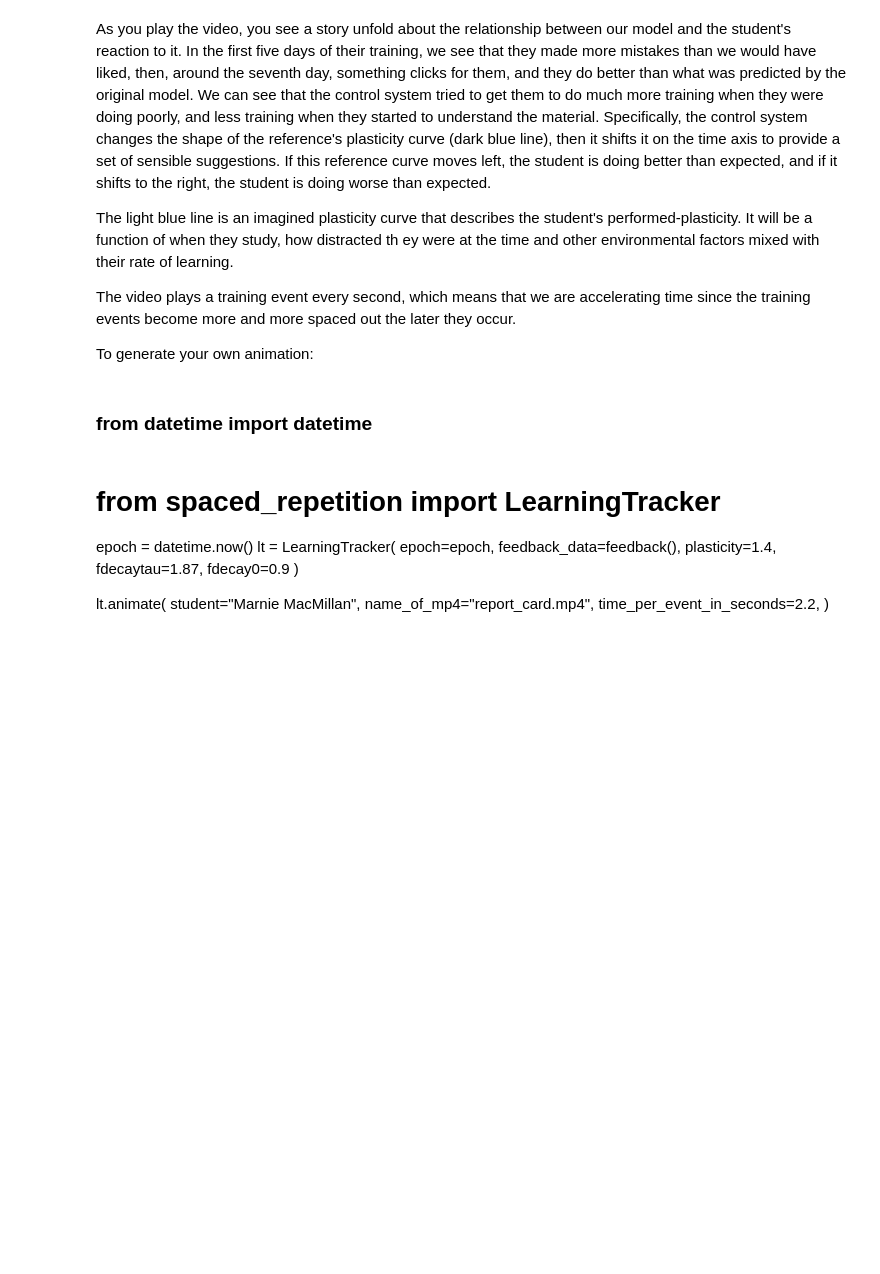
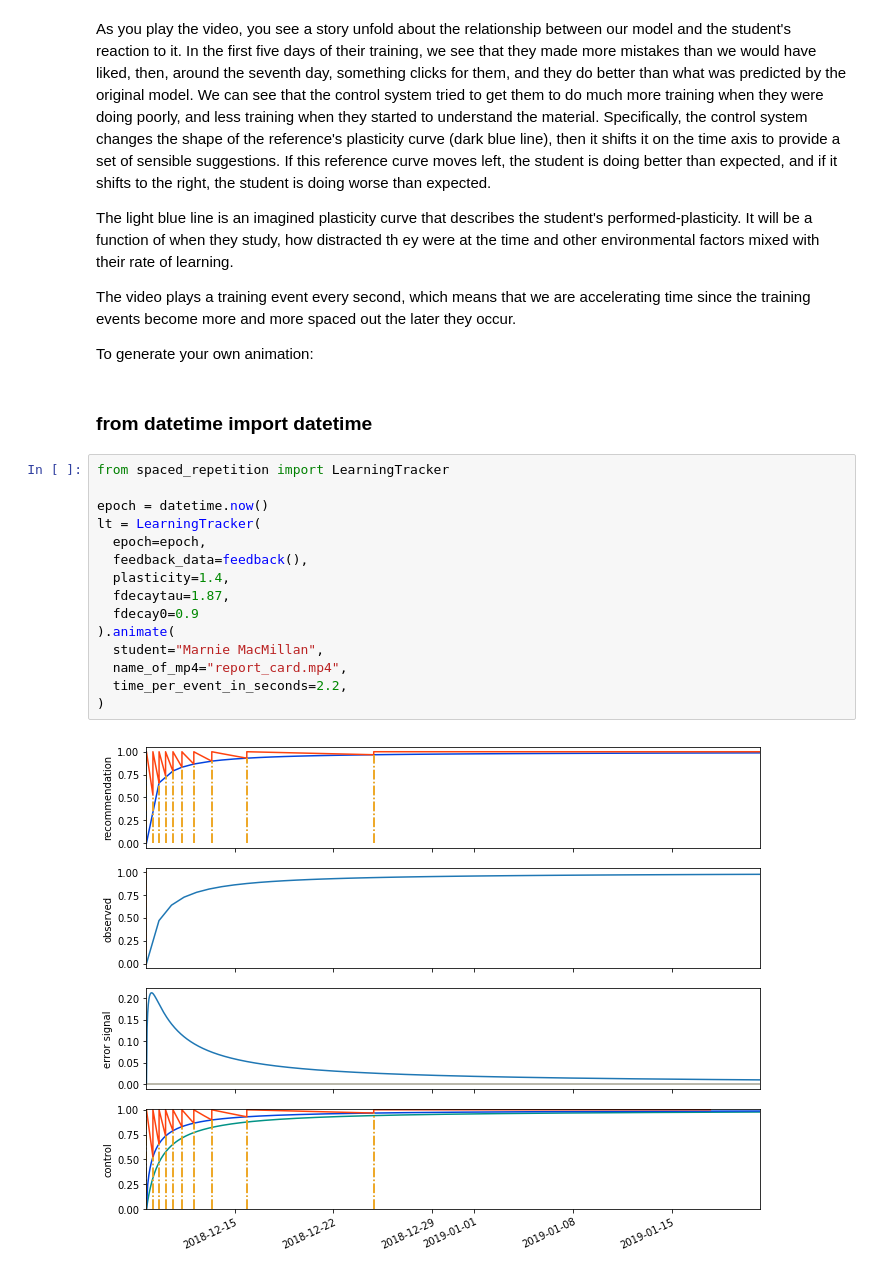
Before and after one commit to aleph2c/spaced, a Jupyter notebook: Spaced.ipynb, the cells around one changed output. Cells and saved outputs as stored; diff of their text form; blank space fills up the shorter version.

```diff
--- a/Spaced.ipynb
+++ b/Spaced.ipynb
@@ -309,20 +310,20 @@ The video plays a training event every second, which means that we are accelerat
 To generate your own animation:
 # %% [markdown]
 ### from datetime import datetime
-# %% [markdown]
-# from spaced_repetition import LearningTracker
-
-epoch = datetime.now()
-lt = LearningTracker(
-  epoch=epoch,
-  feedback_data=feedback(),
-  plasticity=1.4,
-  fdecaytau=1.87,
-  fdecay0=0.9
-)
-
-lt.animate(
-  student="Marnie MacMillan",
-  name_of_mp4="report_card.mp4",
-  time_per_event_in_seconds=2.2,
-)
+# %%
+from spaced_repetition import LearningTracker
+
+epoch = datetime.now()
+lt = LearningTracker(
+  epoch=epoch,
+  feedback_data=feedback(),
+  plasticity=1.4,
+  fdecaytau=1.87,
+  fdecay0=0.9
+).animate(
+  student="Marnie MacMillan",
+  name_of_mp4="report_card.mp4",
+  time_per_event_in_seconds=2.2,
+)
+# %% [output]
+[figure, added]
```
Also changed, not shown: parts of 12 cells of this notebook, 3 other files.
